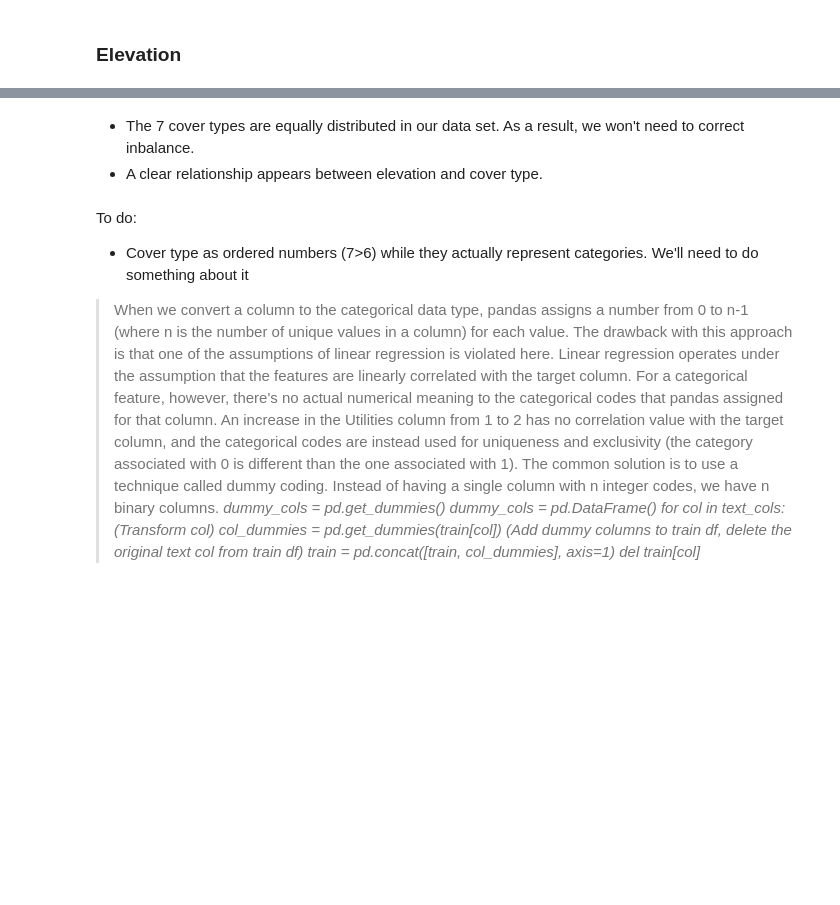
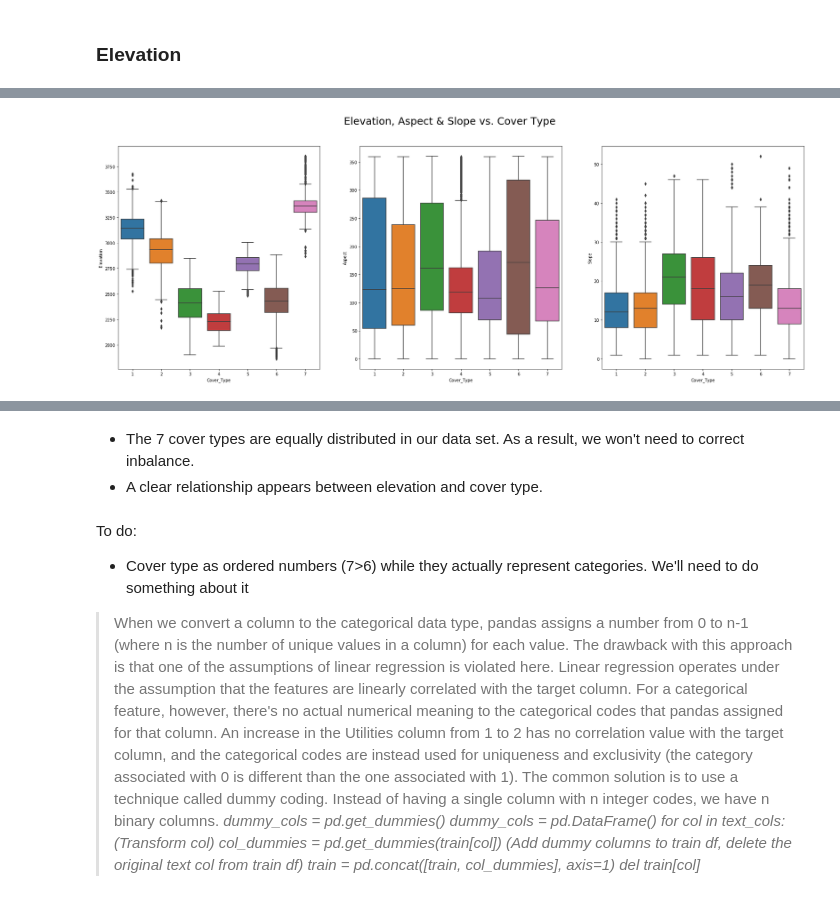
Before and after one commit to biglovisa/women-data-science-projects, a Jupyter notebook: notebooks/forest_cover_type-sophie.ipynb, the cells around one changed output, grey strips where cells are left out. Saved outputs shown, nothing was run; the diff lists cells and outputs as text; code cells hidden in the pictures; blank space fills up the shorter version.

```diff
--- a/notebooks/forest_cover_type-sophie.ipynb
+++ b/notebooks/forest_cover_type-sophie.ipynb
@@ -58,7 +56,10 @@ print(os.listdir("../input"))
 # %%
-train = pd.read_csv("../input/train.csv")
+local_path = "./data/"
+kaggle_path = "../input/"
+
+train = pd.read_csv(local_path+"train.csv")
 # Holdout for 'test' to avoid confusing when splitting training data into train/test
-holdout = pd.read_csv("../input/test.csv")
+holdout = pd.read_csv(local_path+"test.csv")
 
 train.head()
 # %% [output]
@@ -130,0 +149,15 @@ ax = sns.plot(x='Cover_Type', y='Slope', data=train)
+# %%
+# Splitting train into different sub df with similar features
+train_elassl = pd.concat([train.iloc[:,0:3],train.iloc[:, -1]], axis=1)
+train_distance = pd.concat([train.iloc[:,3:6],train.iloc[:,9],train.iloc[:, -1]], axis=1)
+train_hillshade = pd.concat([train.iloc[:,6:9],train.iloc[:, -1]], axis=1)
+train_wilderness = pd.concat([train.iloc[:,10:14],train.iloc[:, -1]], axis=1)
+# %%
+fig = plt.figure(figsize=(30,10))
+for i, col in enumerate(train_elassl.columns[:-1]):
+    ax = fig.add_subplot(int("13"+str(i+1)))
+    sns.boxplot(x='Cover_Type', y=col, data=train)
+fig.suptitle('Elevation, Aspect & Slope vs. Cover Type', fontsize =25)
+plt.show()
+# %% [output]
+[figure, added]
```
Also changed, not shown: parts of 28 cells of this notebook.
